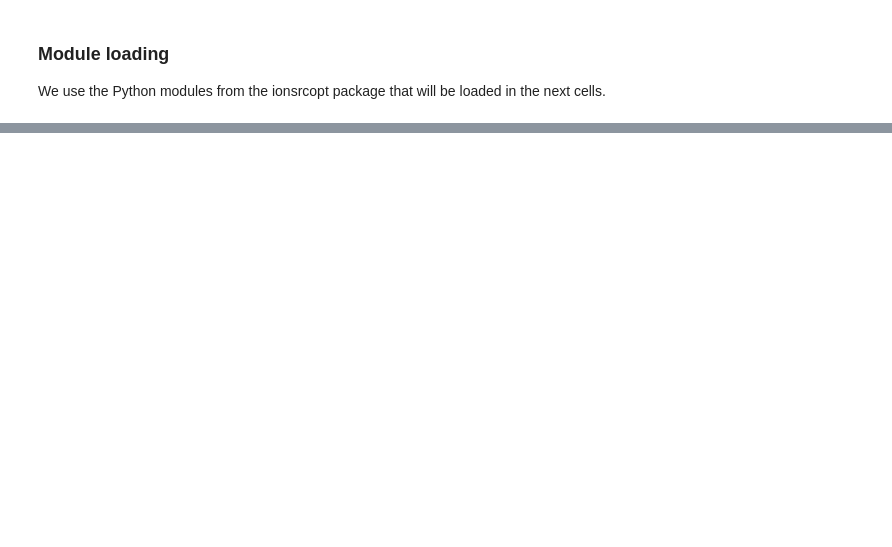
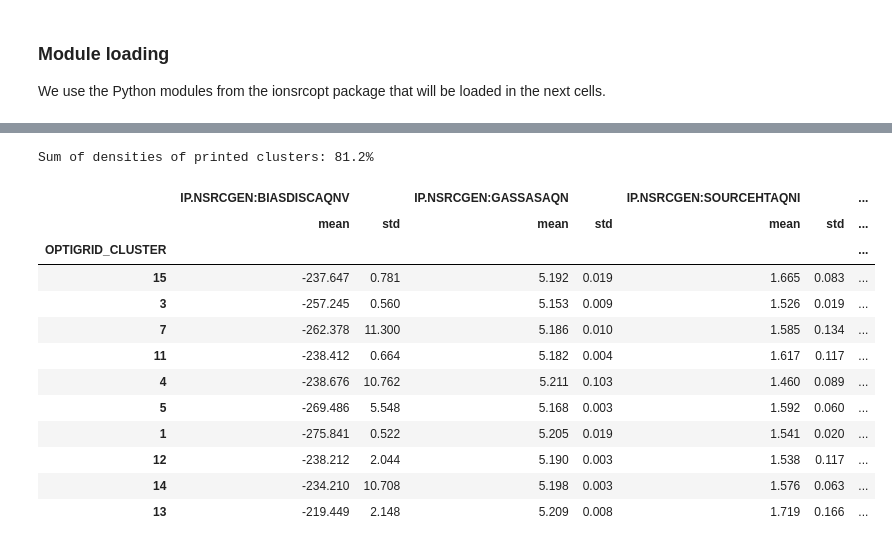
Before and after one commit to mexxexx/ionsrcopt, a Jupyter notebook: Clustering/Optigrid_Clustering.ipynb, the cells around one changed output, grey strips where cells are left out. Cells and saved outputs as stored; diff of their text form; code cells hidden in the pictures; blank space fills up the shorter version.

```diff
--- a/Clustering/Optigrid_Clustering.ipynb
+++ b/Clustering/Optigrid_Clustering.ipynb
@@ -298,0 +417,23 @@ def describe_clusters(df, columns):
+# %%
+pd.set_option('display.max_columns', 500)
+wanted_statistics = [[(param, 'mean'), (param, 'std')] for param in parameters]
+wanted_statistics = [item for sublist in wanted_statistics for item in sublist] + [('DENSITY', 'percentage')]
+
+num_of_clusters_to_print = 10
+print("Sum of densities of printed clusters: {:.1f}%".format(described.head(n=num_of_clusters_to_print)[('DENSITY', 'percentage')].sum()))
+described.head(n=num_of_clusters_to_print)[wanted_statistics].round(3)
+# %% [output]
+Sum of densities of printed clusters: 81.2%
+|  | IP.NSRCGEN:BIASDISCAQNV |  | IP.NSRCGEN:GASSASAQN |  | IP.NSRCGEN:SOURCEHTAQNI |  | ... |
+|  | mean | std | mean | std | mean | std | ... |
+| OPTIGRID_CLUSTER |  |  |  |  |  |  | ... |
+| 15 | -237.647 | 0.781 | 5.192 | 0.019 | 1.665 | 0.083 | ... |
+| 3 | -257.245 | 0.560 | 5.153 | 0.009 | 1.526 | 0.019 | ... |
+| 7 | -262.378 | 11.300 | 5.186 | 0.010 | 1.585 | 0.134 | ... |
+| 11 | -238.412 | 0.664 | 5.182 | 0.004 | 1.617 | 0.117 | ... |
+| 4 | -238.676 | 10.762 | 5.211 | 0.103 | 1.460 | 0.089 | ... |
+| 5 | -269.486 | 5.548 | 5.168 | 0.003 | 1.592 | 0.060 | ... |
+| 1 | -275.841 | 0.522 | 5.205 | 0.019 | 1.541 | 0.020 | ... |
+| 12 | -238.212 | 2.044 | 5.190 | 0.003 | 1.538 | 0.117 | ... |
+| 14 | -234.210 | 10.708 | 5.198 | 0.003 | 1.576 | 0.063 | ... |
+| 13 | -219.449 | 2.148 | 5.209 | 0.008 | 1.719 | 0.166 | ... |
```
Also changed, not shown: parts of 18 cells of this notebook, 3 other files.
